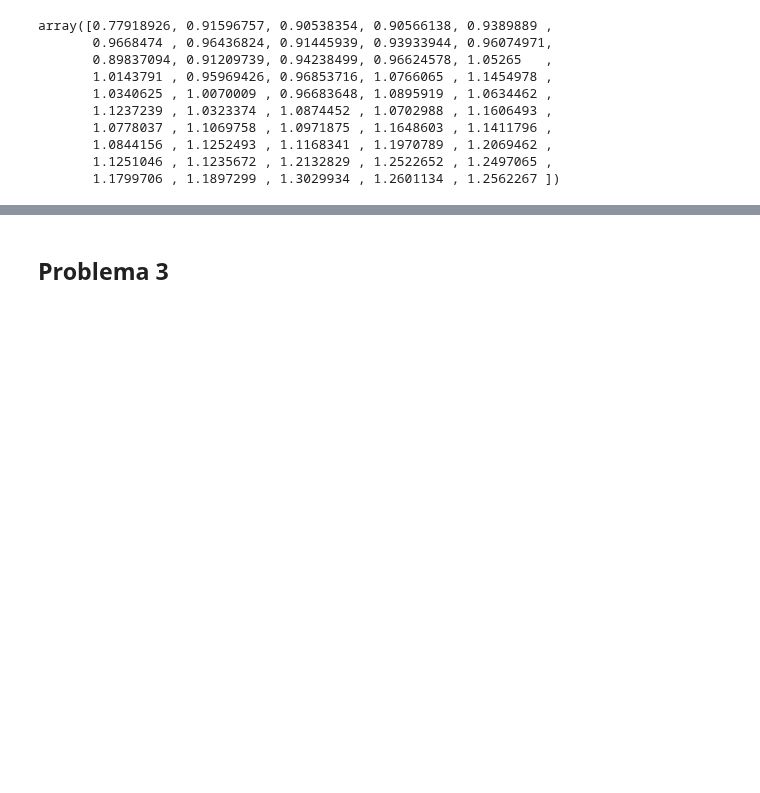
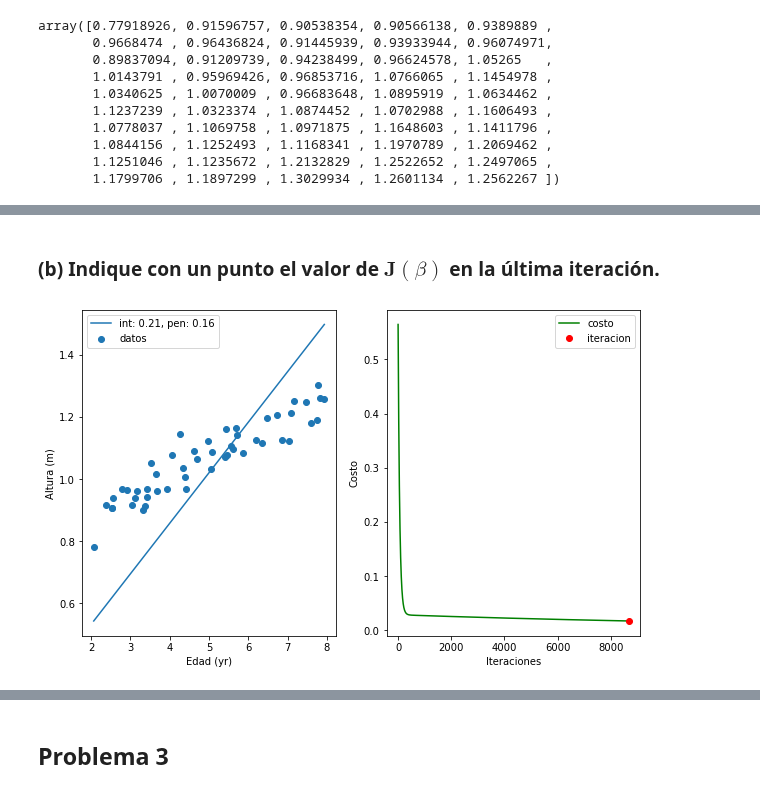
Before and after one commit to Skalas/Matematicas-Computacionales-fall2021, a Jupyter notebook: alumnos/DaraMeneses/Tareas/tarea1-DaraMeneses.ipynb, the cells around one changed output, grey strips where cells are left out. Cells and saved outputs as stored; diff of their text form; code cells hidden in the pictures; blank space fills up the shorter version.

```diff
--- a/alumnos/DaraMeneses/Tareas/tarea1-DaraMeneses.ipynb
+++ b/alumnos/DaraMeneses/Tareas/tarea1-DaraMeneses.ipynb
@@ -208,0 +220,4 @@ plt.scatter(altura, edad)
+# %%
+#Calculando valores de beta0 y beta1 para tener una idea del rango en el que se encuentran
+RL2=RegresionLineal(alpha=0.0003, max_iters=1000000, tols= 0.000001)
+RL2.gradientDescent(edad,altura)
@@ -258,0 +254,6 @@ plt.contour(x,y,V,levels ,linewidths=4,cmap=cm.coolwarm);
+# %% [markdown]
+### **(b)** Indique con un punto el valor de $\textbf{J}(\beta)$ en la última iteración.
+# %%
+plotModelo(edad,altura, RL2, 8676-1)
+# %% [output]
+[figure, added]
```
Also changed, not shown: parts of 20 cells of this notebook, 1 other file.
